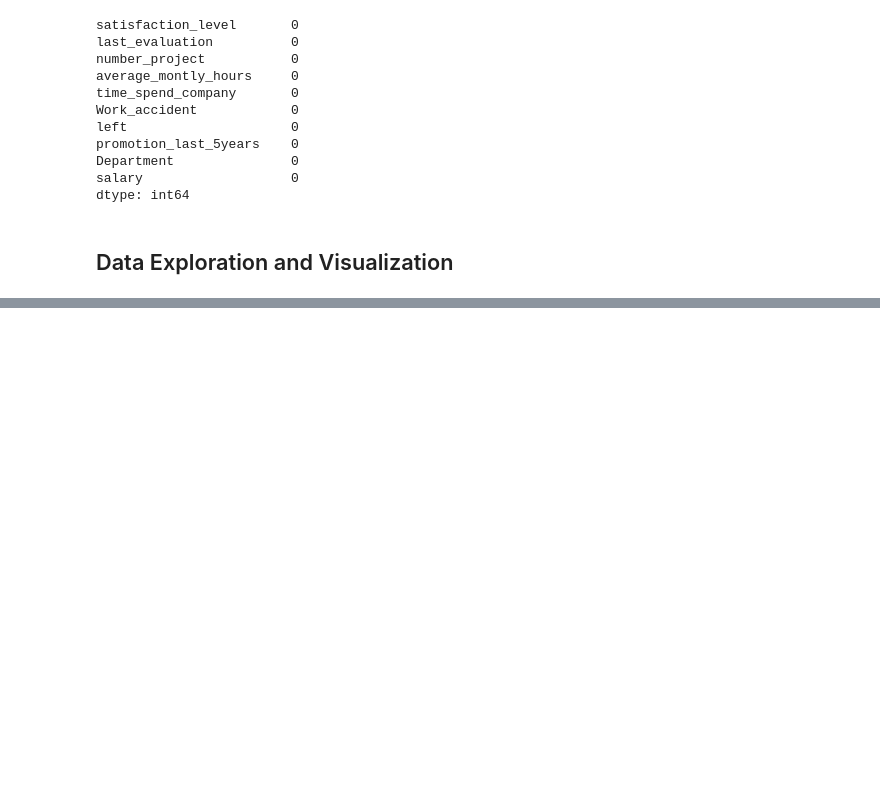
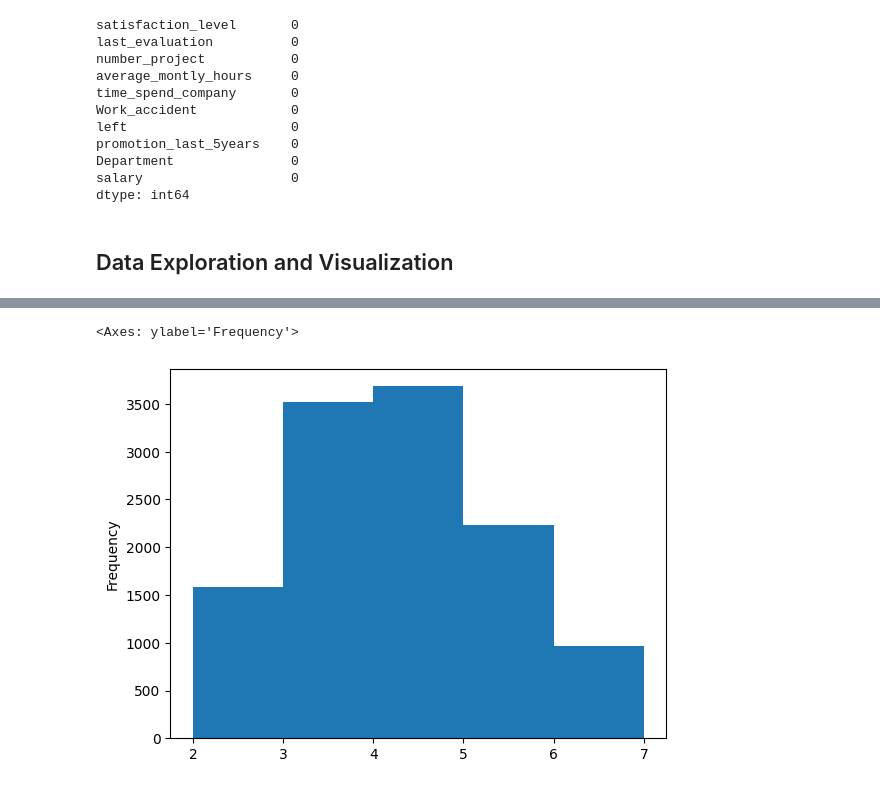
Before and after one commit to Chartreuse373/Employee-Attrition-Random-Forest, a Jupyter notebook: random_forest.ipynb, the cells around one changed output, grey strips where cells are left out. Saved outputs shown, nothing was run; the diff lists cells and outputs as text; code cells hidden in the pictures; blank space fills up the shorter version.

```diff
--- a/random_forest.ipynb
+++ b/random_forest.ipynb
@@ -89,0 +158,5 @@ dtype: int64
+# %%
+emp_data1.number_project.plot(kind = 'hist', bins = 5)
+# %% [output]
+<Axes: ylabel='Frequency'>
+[figure, added]
```
Also changed, not shown: parts of 14 cells of this notebook.
